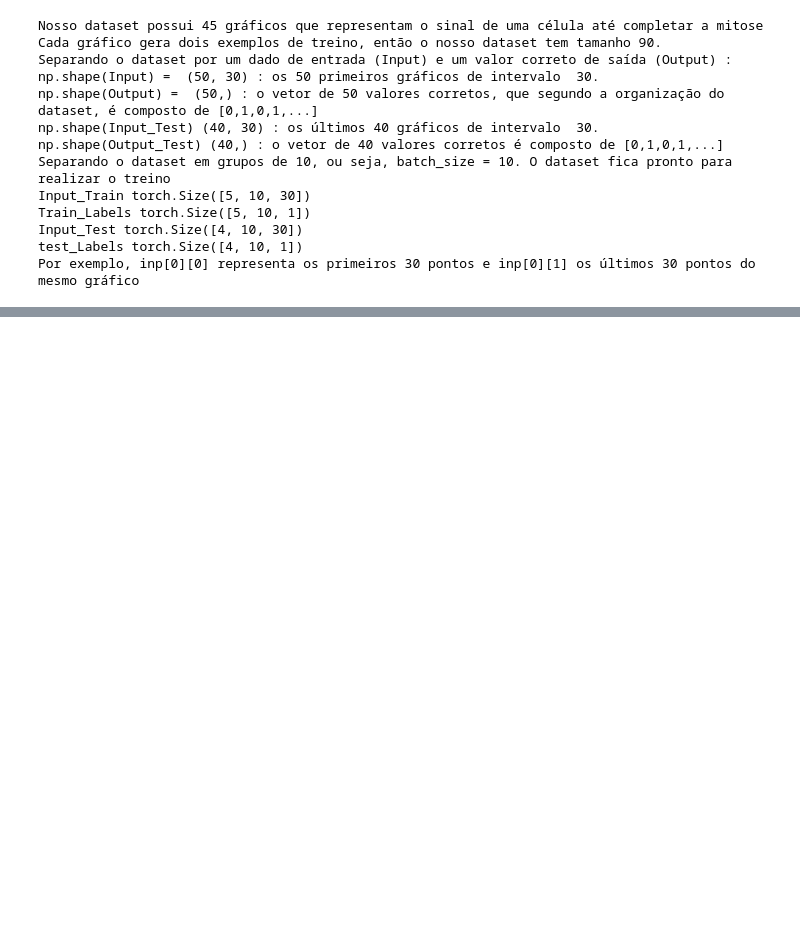
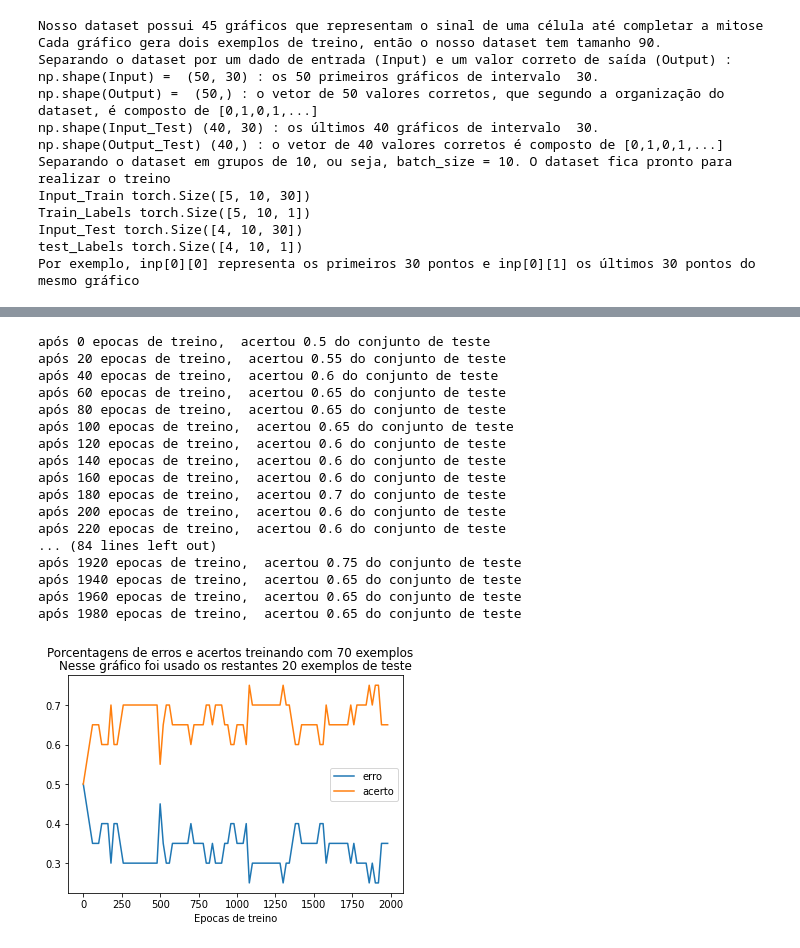
Before and after one commit to SchultzVV/Biology, a Jupyter notebook: second idea/Run.ipynb, the cells around one changed output, grey strips where cells are left out. Cells and saved outputs as stored; diff of their text form; code cells hidden in the pictures; blank space fills up the shorter version.

```diff
--- a/second idea/Run.ipynb
+++ b/second idea/Run.ipynb
@@ -78 +77,22 @@ plt.show()
+# %%
+eval_model(7,2000)
+# %% [output]
+após 0 epocas de treino,  acertou 0.5 do conjunto de teste
+após 20 epocas de treino,  acertou 0.55 do conjunto de teste
+após 40 epocas de treino,  acertou 0.6 do conjunto de teste
+após 60 epocas de treino,  acertou 0.65 do conjunto de teste
+após 80 epocas de treino,  acertou 0.65 do conjunto de teste
+após 100 epocas de treino,  acertou 0.65 do conjunto de teste
+após 120 epocas de treino,  acertou 0.6 do conjunto de teste
+após 140 epocas de treino,  acertou 0.6 do conjunto de teste
+após 160 epocas de treino,  acertou 0.6 do conjunto de teste
+após 180 epocas de treino,  acertou 0.7 do conjunto de teste
+após 200 epocas de treino,  acertou 0.6 do conjunto de teste
+após 220 epocas de treino,  acertou 0.6 do conjunto de teste
+... (84 lines left out)
+após 1920 epocas de treino,  acertou 0.75 do conjunto de teste
+após 1940 epocas de treino,  acertou 0.65 do conjunto de teste
+após 1960 epocas de treino,  acertou 0.65 do conjunto de teste
+após 1980 epocas de treino,  acertou 0.65 do conjunto de teste
+[figure, added]
 # %%
```
Also changed, not shown: parts of 6 cells of this notebook, 7 other files.
